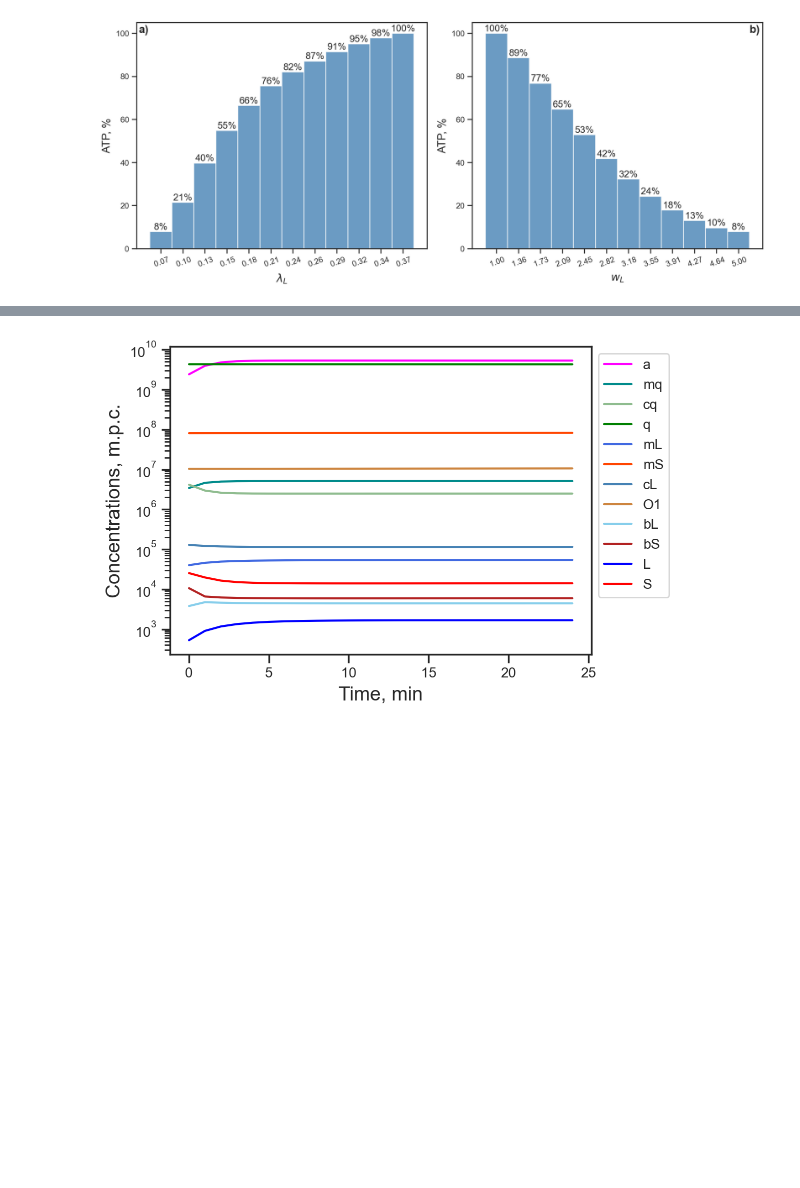
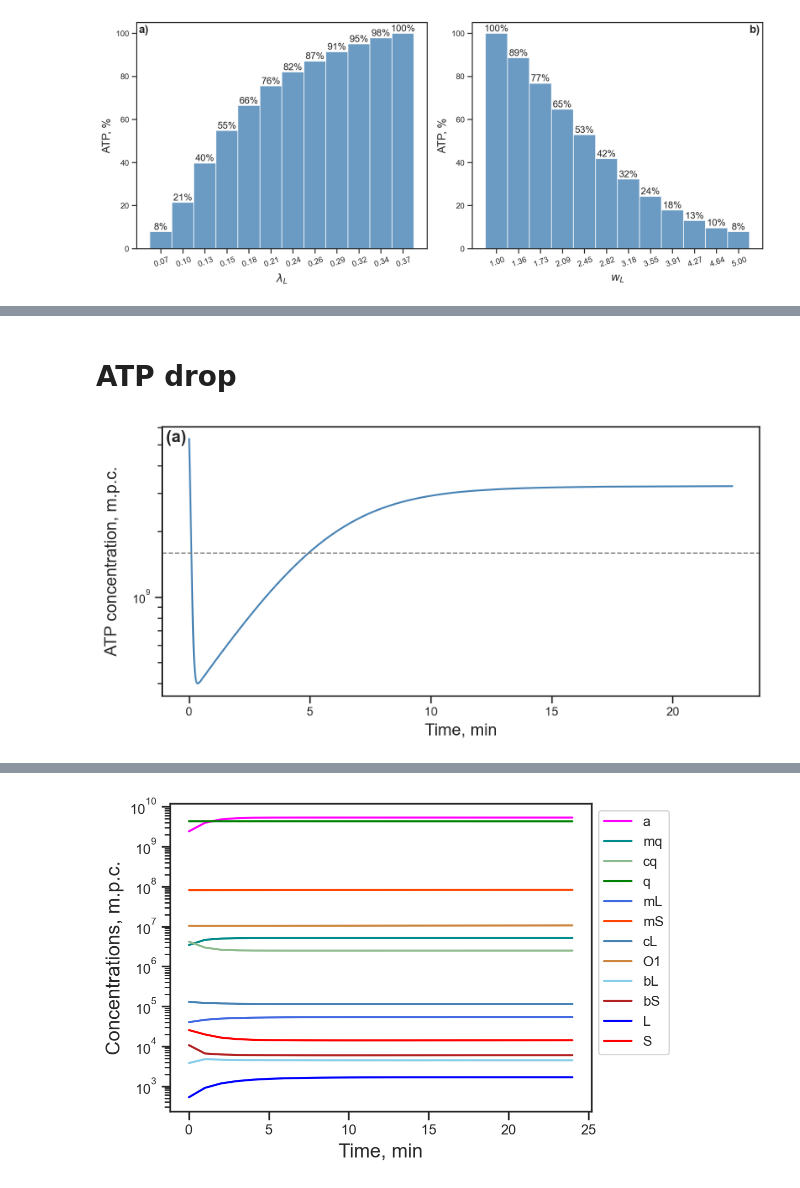
Before and after one commit to SeriySamuray/TE_model_deterministic, a Jupyter notebook: TE_model_deterministic.ipynb, the cells around one changed output, grey strips where cells are left out. Drawn from its saved outputs; the diff is of its cells as text; code cells hidden in the pictures; blank space fills up the shorter version.

```diff
--- a/TE_model_deterministic.ipynb
+++ b/TE_model_deterministic.ipynb
@@ -1299,0 +1426,17 @@ plt.show()
+# %% [markdown]
+# ATP drop
+# %%
+# Set perturbed init. conditions
+pert_idxs = [10] # L
+# cfs = np.logspace(0,3,11)
+cfs = np.array([1,1.5,2,4,8,16,25,50,100,200,400,600,800,1000])
+ncfs = len(cfs)
+
+# set array with in-conds.
+inconds = root0.x.copy()
+for i in range(1,ncfs):
+    inconds = np.vstack((inconds, root0.x))
+
+# perturbe
+for i in range(ncfs):
+    inconds[i,pert_idxs] *= cfs[i]
@@ -1299,0 +1503,48 @@ plt.show()
+# %%
+# Plot ATP filure
+fig, ax = plt.subplots(figsize=(8,4))
+
+# Set illustraion
+lim = 0.3
+n0 = 0
+n = 1350
+
+# interpolate
+x = sol_tmp.t[n0:n].copy()
+y = sols_a[-1,n0:n].copy()
+# X_Y_Spline = interp1d(x, y, kind='quadratic')
+# # Return evenly spaced numbers over a specified interval.
+# x1 = np.linspace(x.min(), x.max(), 500)
+# y1 = X_Y_Spline(x1)
+
+# plot (do not use interpolant)
+ax.plot(x, y, '-', color="steelblue", lw=1.5)
+
+# plot stationary solution
+plt.axhline(root0.x[0]*lim, color='grey', linestyle='--', lw=1)
+
+# Set axes
+# ax.set_title("Illustration of ATP drop")
+ax.set_xlabel('Time, min')
+ax.set_ylabel("ATP concentration, m.p.c.", rotation=90, labelpad=10)
+ax.set_yscale('log')
+ax.axis('auto')
+#ax.legend(bbox_to_anchor=[1.,1])
+plt.tight_layout()
+
+# Annotate
+xmin,xmax = ax.get_xlim()
+ymin,ymax = ax.get_ylim()
+ax.annotate('(a)', (xmin+(xmax-xmin)*7e-3,ymax+(ymin-ymax)*4e-2), ha='left', va='top', fontsize=14, weight="bold")
+
+# save figure
+dir_pic_tmp = dir_pic+"incond/"
+check_dir_exist(dir_pic_tmp)
+check_dir_exist(dir_pic_tmp+"svg/")
+pert_names = f"{var_keys[pert_idxs]}".replace("'","").replace('[','').replace(']','')
+fig_name = "pert_incond_ATP_dyn_"+pert_names.replace(' ','_')
+if save_pic: plt.savefig(dir_pic_tmp+f"{fig_name}.png", bbox_inches='tight')
+if save_svg: plt.savefig(dir_pic_tmp+f"svg/{fig_name}.svg", bbox_inches='tight')
+plt.show()
+# %% [output]
+[figure, added]
```
Also changed, not shown: parts of 8 cells of this notebook.
